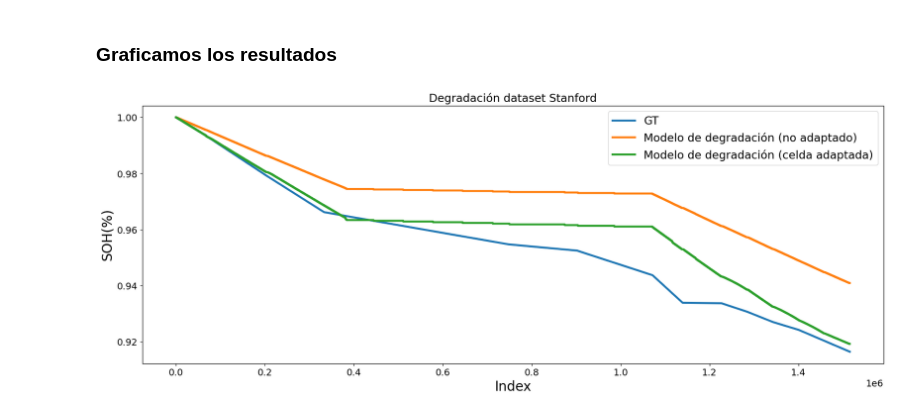
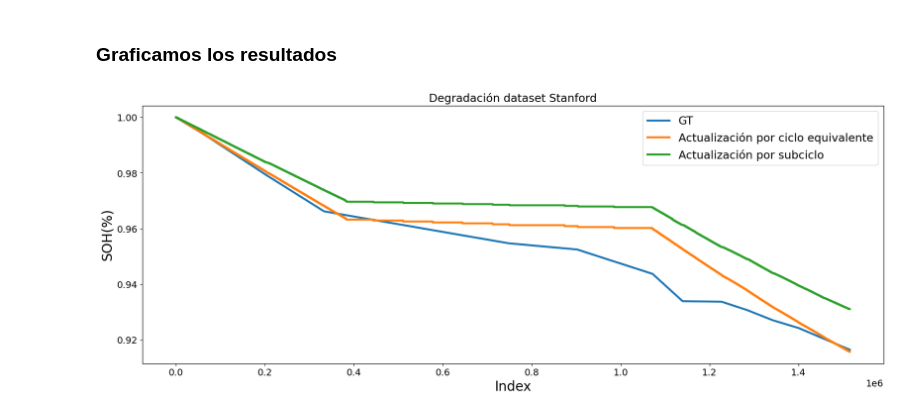
Before and after one commit to AXS-Rose/degradation_model, a Jupyter notebook: soh_methods_stanford.ipynb, the cells around one changed output. Cells and saved outputs as stored; diff of their text form; code cells hidden in the pictures.

Commit message:
Metodo ciclo equivalente implementado en stanford

```diff
--- a/soh_methods_stanford.ipynb
+++ b/soh_methods_stanford.ipynb
@@ -298,22 +273,22 @@ calculo para subciclo:  [77.36646767226259, 0] eta =  [0.99982808]
 ### Graficamos los resultados
 # %%
 # lineal = lineal_SoH_values[::100]
-# maxmin = maxmin_SoH_values[::100]
-subcnom = subcnom_SoH_values[::100]
+eqcycle = eqcycle_SoH_values[::100]
+# subcnom = subcnom_SoH_values[::100]
 subc = subc_SoH_values[::100]
 
 plt.figure(figsize=(20, 7))
 
 plt.plot(gt_soh_idx,gt_soh_values, label="GT")
 # plt.plot(lineal, label='Metodo lineal')
 # plt.plot(maxmin, label='Metodo maxmin')
-plt.plot(subcnom, label='Modelo de degradación (no adaptado)')
-plt.plot(subc, label='Modelo de degradación (celda adaptada)')
+plt.plot(eqcycle, label='Actualización por ciclo equivalente')
+plt.plot(subc, label='Actualización por subciclo')
 
 plt.title("Degradación dataset Stanford")
 plt.xlabel("Index")
 plt.ylabel("SOH(%)")
 plt.legend()
 plt.show()
 # %% [output]
-[figure, old version]
+[figure, new version]
```
Also changed, not shown: parts of 2 cells of this notebook, 2 other files.
